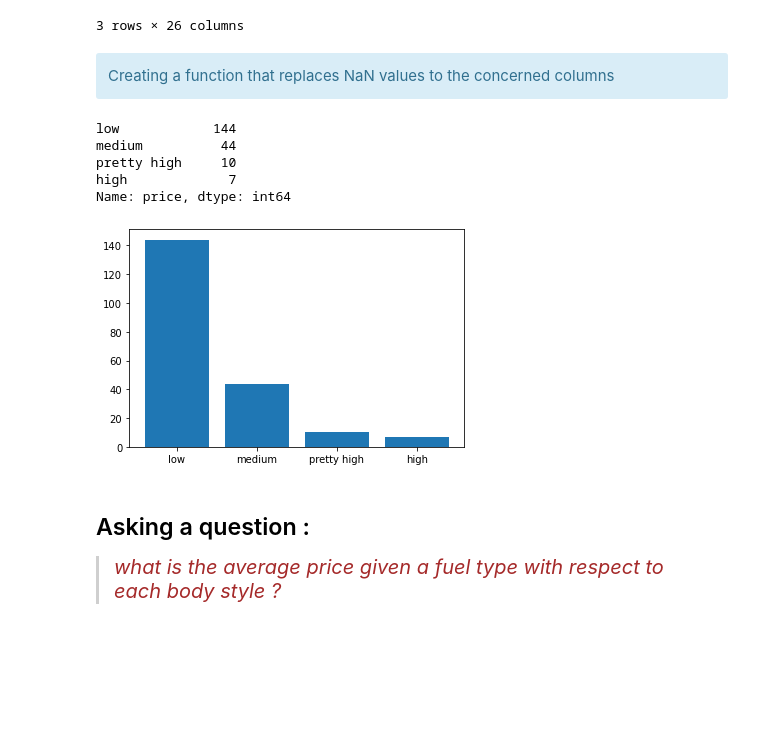
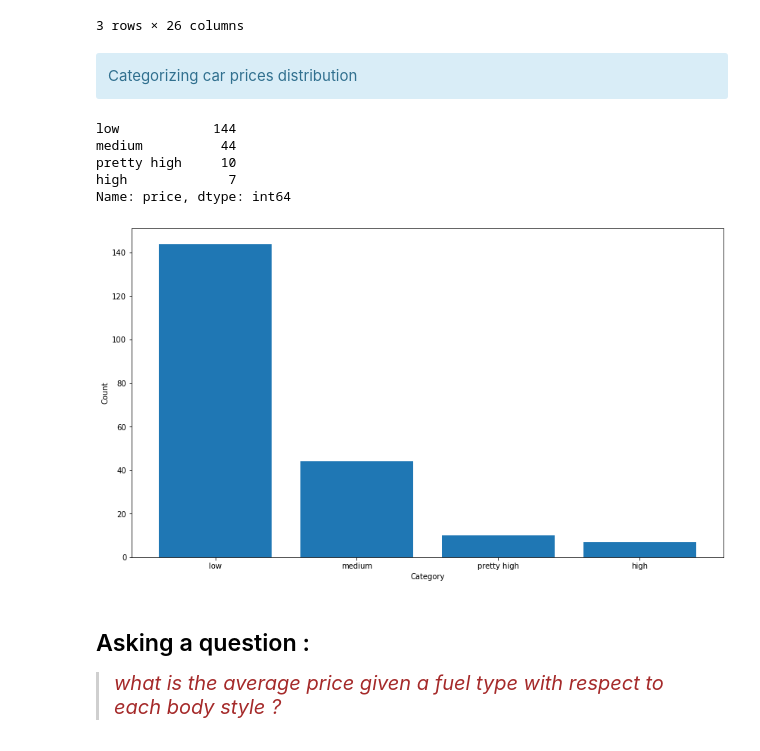
Before and after one commit to LucasRal/exploratory-data-analysis, a Jupyter notebook: exploratory data analysis (EDA).ipynb, the cells around one changed output. Cells and saved outputs as stored; diff of their text form; code cells hidden in the pictures; blank space fills up the shorter version.

```diff
--- a/exploratory data analysis (EDA).ipynb
+++ b/exploratory data analysis (EDA).ipynb
@@ -137,22 +137,25 @@ dataset.head(3)
 3 rows × 26 columns
 # %% [markdown]
 <div class='alert alert-info'>
-    Creating a function that replaces NaN values to the concerned columns
+    Categorizing car prices distribution
 </div>
 # %%
 split_equally_by_four = np.linspace(dataset['price'].min(), dataset['price'].max(), 5)
 price_categories = ['low', 'medium', 'pretty high', 'high']
 categorized = pd.cut(dataset['price'], split_equally_by_four, labels=price_categories, include_lowest=True)
 
+plt.figure(figsize=(14, 8))
 plt.bar(price_categories, categorized.value_counts())
+plt.xlabel('Category')
+plt.ylabel('Count')
 categorized.value_counts()
 # %% [output]
 low            144
 medium          44
 pretty high     10
 high             7
 Name: price, dtype: int64
-[figure, old version]
+[figure, new version]
 # %% [markdown]
 ## Asking a question :
 > <span style='color:brown; font-size:20px'>*what is the average price given a fuel type with respect to each body style ?*</span>
```
